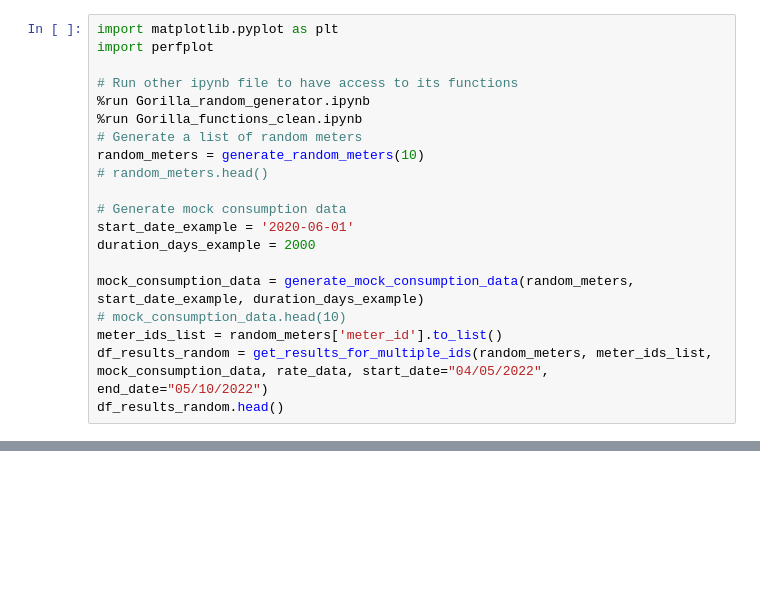
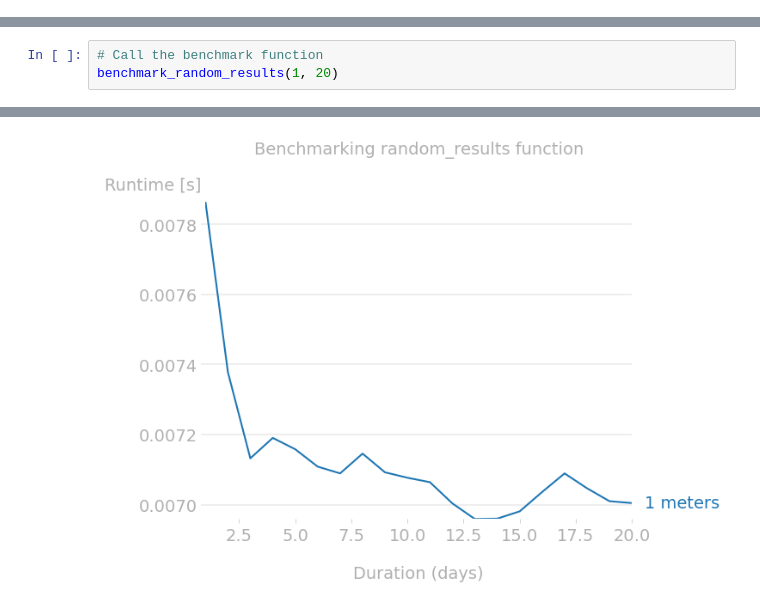
Before and after one commit to GingerKingB/Gorilla, a Jupyter notebook: Gorilla_benchmarking.ipynb, the cells around one changed output, grey strips where cells are left out. Drawn from its saved outputs; the diff is of its cells as text; blank space fills up the shorter version.

Commit message:
Benchmark working
Works, but it is clearly slow. Need to remove my loop from my functions to speed up I think

```diff
--- a/Gorilla_benchmarking.ipynb
+++ b/Gorilla_benchmarking.ipynb
@@ -1,20 +0,0 @@
-# %%
-import matplotlib.pyplot as plt
-import perfplot
-
-# Run other ipynb file to have access to its functions
-%run Gorilla_random_generator.ipynb
-%run Gorilla_functions_clean.ipynb
-# Generate a list of random meters
-random_meters = generate_random_meters(10)
-# random_meters.head()
-
-# Generate mock consumption data
-start_date_example = '2020-06-01'
-duration_days_example = 2000
-
-mock_consumption_data = generate_mock_consumption_data(random_meters, start_date_example, duration_days_example)
-# mock_consumption_data.head(10)
-meter_ids_list = random_meters['meter_id'].to_list()
-df_results_random = get_results_for_multiple_ids(random_meters, meter_ids_list, mock_consumption_data, rate_data, start_date="04/05/2022", end_date="05/10/2022")
-df_results_random.head()
@@ -124,0 +63,4 @@ This benchmark does not work properly! It goes linear until the amount of meter_
+# %%
+# Call the benchmark function
+benchmark_random_results(1, 20)
+# %% [output]
@@ -124,0 +70 @@ This benchmark does not work properly! It goes linear until the amount of meter_
+[figure, added]
```
Also changed, not shown: parts of 9 cells of this notebook, 3 other files.
